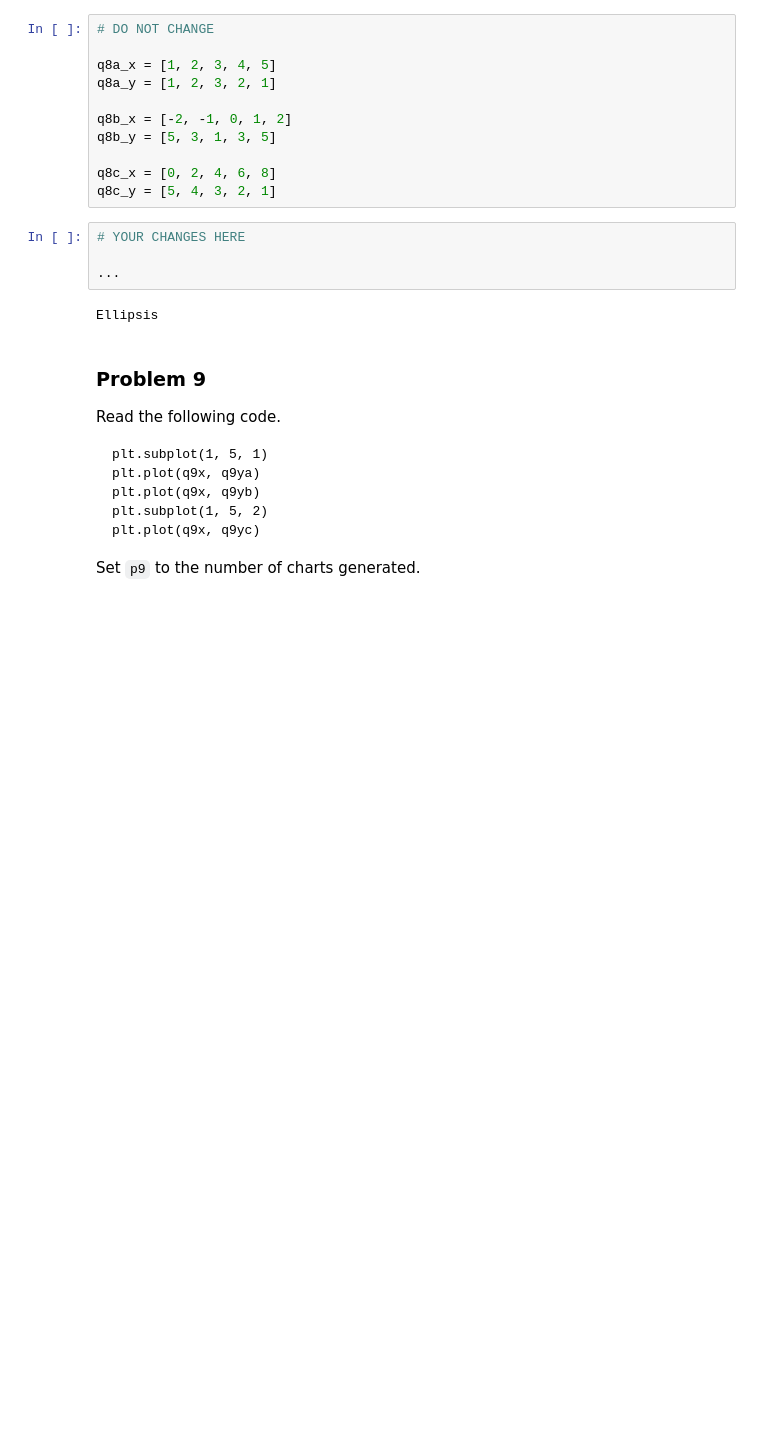
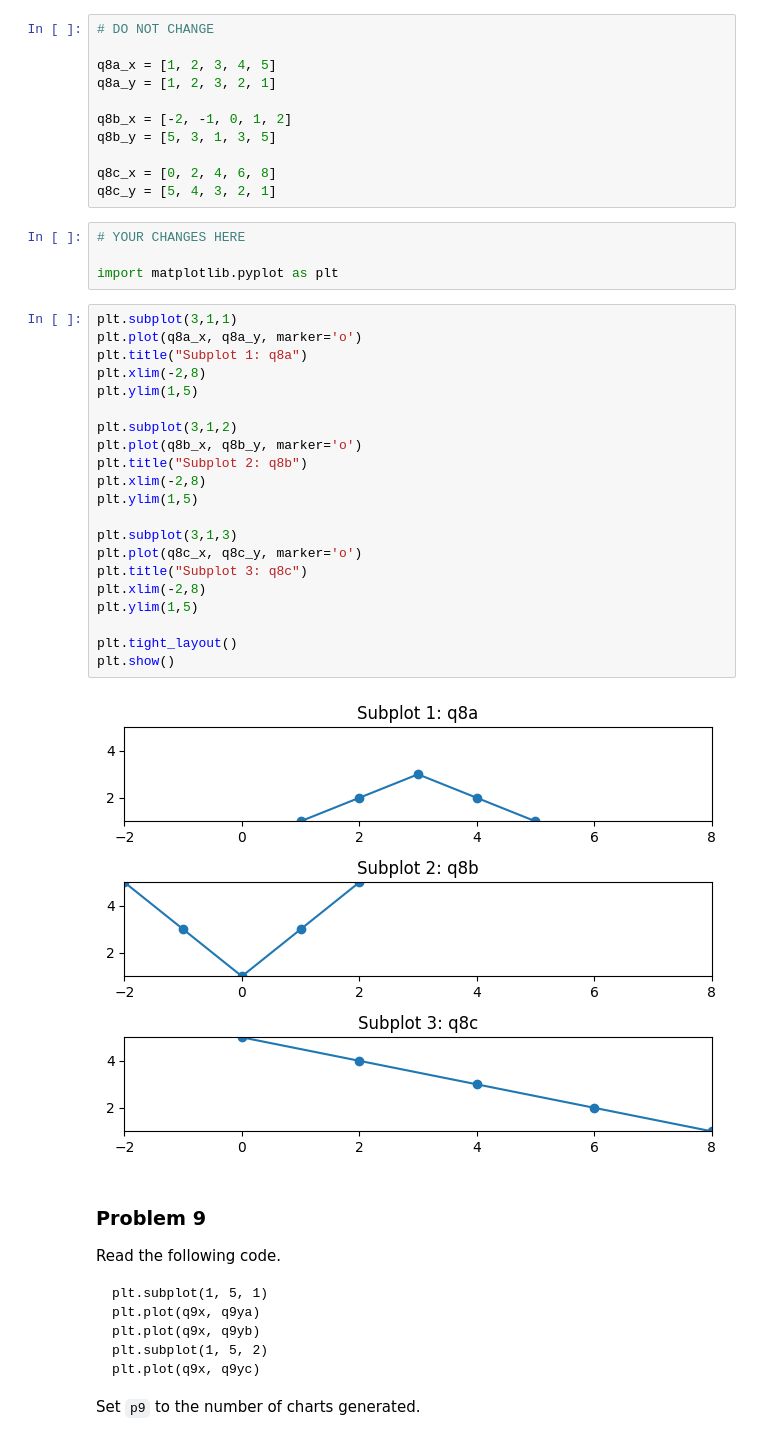
Before and after one commit to Ian123Ian595/dx602-homework-05, a Jupyter notebook: homework.ipynb, the cells around one changed output. Saved outputs shown, nothing was run; the diff lists cells and outputs as text; blank space fills up the shorter version.

```diff
--- a/homework.ipynb
+++ b/homework.ipynb
@@ -237,9 +237,30 @@ q8c_y = [5, 4, 3, 2, 1]
 # %%
 # YOUR CHANGES HERE
 
-...
+import matplotlib.pyplot as plt
-# %% [output]
-Ellipsis
+# %%
+plt.subplot(3,1,1)
+plt.plot(q8a_x, q8a_y, marker='o')
+plt.title("Subplot 1: q8a")
+plt.xlim(-2,8)
+plt.ylim(1,5)
+
+plt.subplot(3,1,2)
+plt.plot(q8b_x, q8b_y, marker='o')
+plt.title("Subplot 2: q8b")
+plt.xlim(-2,8)
+plt.ylim(1,5)
+
+plt.subplot(3,1,3)
+plt.plot(q8c_x, q8c_y, marker='o')
+plt.title("Subplot 3: q8c")
+plt.xlim(-2,8)
+plt.ylim(1,5)
+
+plt.tight_layout()
+plt.show()
+# %% [output]
+[figure, added]
 # %% [markdown]
 ### Problem 9
 
```
Also changed, not shown: parts of 33 cells of this notebook, 1 other file.
